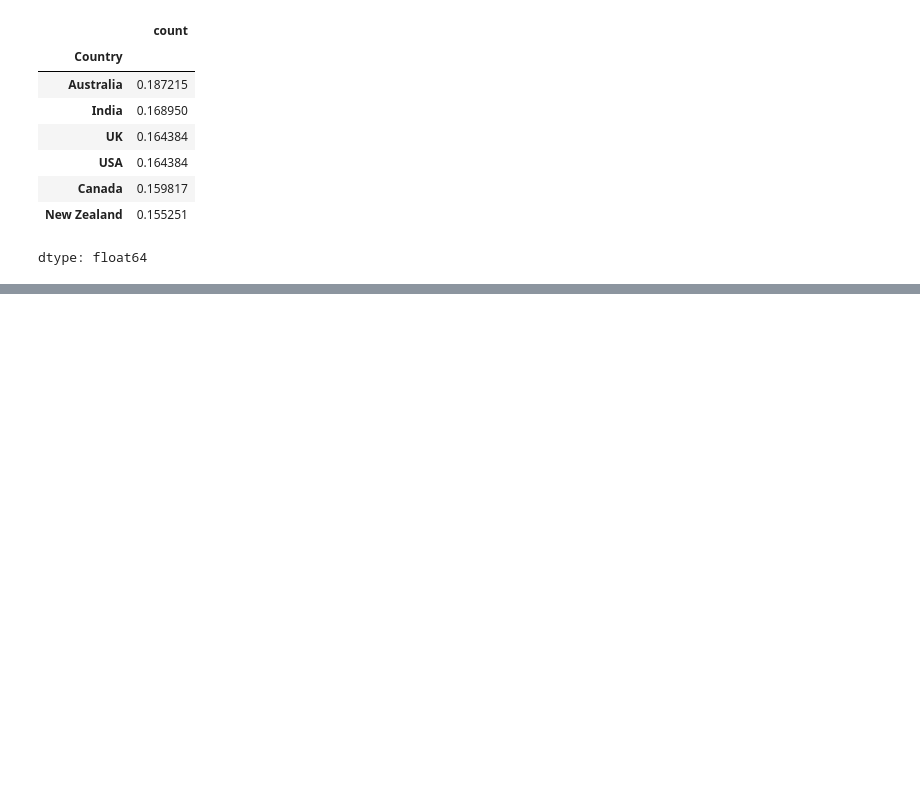
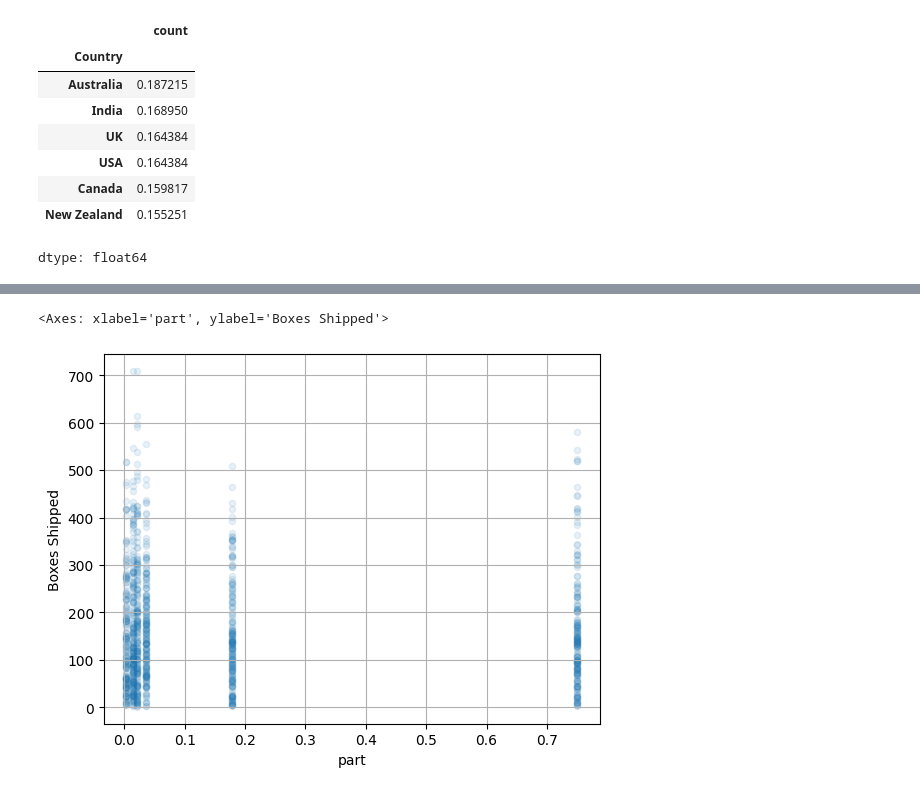
Before and after one commit to staffanw/Hands-On-ML-A-Geron, a Jupyter notebook: kaggle_chocolate_sales.ipynb, the cells around one changed output, grey strips where cells are left out. Saved outputs shown, nothing was run; the diff lists cells and outputs as text; code cells hidden in the pictures; blank space fills up the shorter version.

```diff
--- a/kaggle_chocolate_sales.ipynb
+++ b/kaggle_chocolate_sales.ipynb
@@ -202,0 +218,5 @@ dtype: float64
+# %%
+chocolateDf.plot(kind="scatter", x="part", y= "Boxes Shipped", alpha=0.1, grid=True)
+# %% [output]
+<Axes: xlabel='part', ylabel='Boxes Shipped'>
+[figure, added]
```
Also changed, not shown: parts of 3 cells of this notebook.
